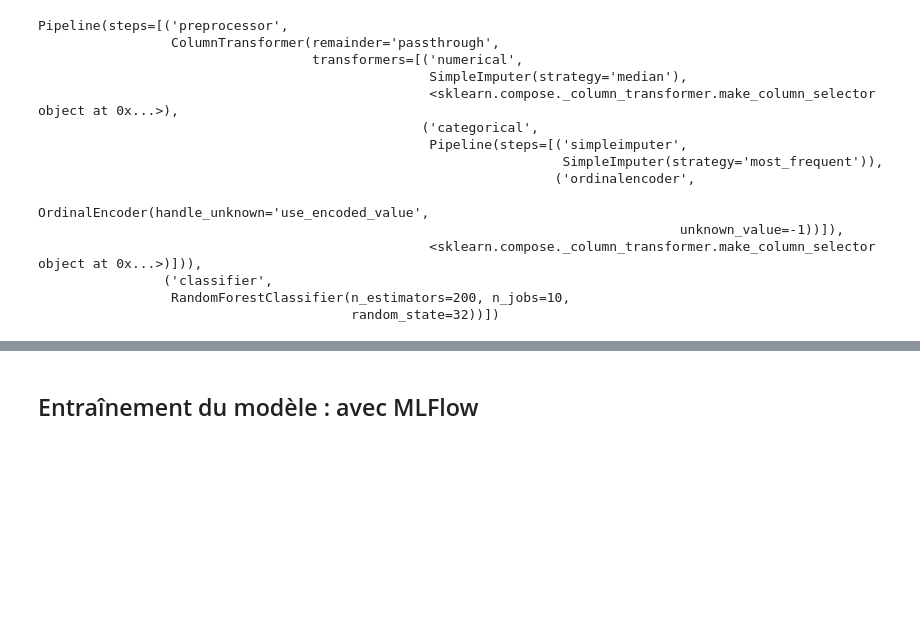
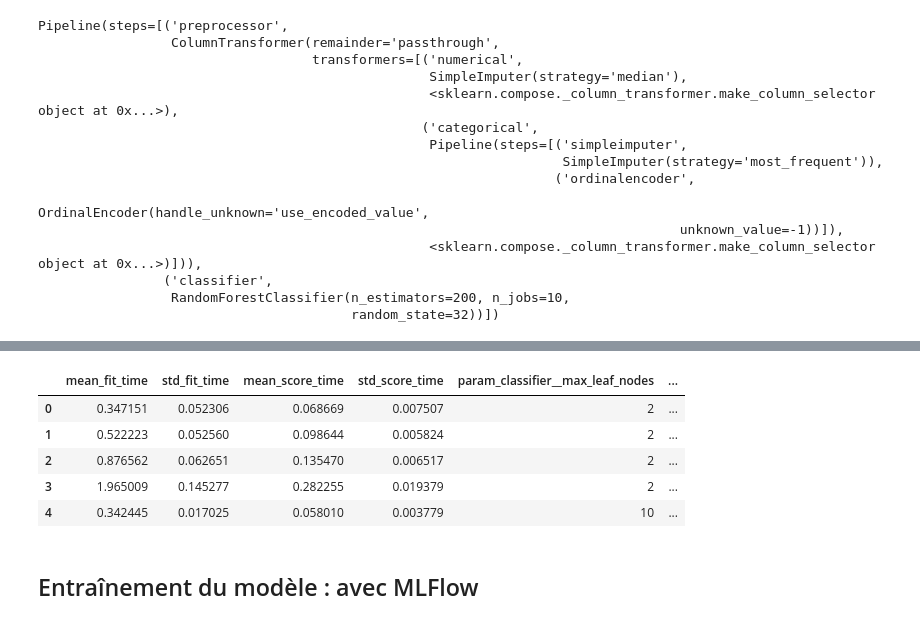
Before and after one commit to InseeFrLab/sspcloud-tutorials, a Jupyter notebook: mlops/tutorial_mlflow.ipynb, the cells around one changed output, grey strips where cells are left out. Cells and saved outputs as stored; diff of their text form; code cells hidden in the pictures; blank space fills up the shorter version.

```diff
--- a/mlops/tutorial_mlflow.ipynb
+++ b/mlops/tutorial_mlflow.ipynb
@@ -127,0 +108,11 @@ F1-score : 0.634927797833935
+# %%
+param_grid = {
+    "classifier__n_estimators": [50, 100, 200, 500],
+    "classifier__max_leaf_nodes": [2, 10, 50, 100]
+}
+
+
+pipe_gscv = GridSearchCV(pipe_rf, param_grid=param_grid, scoring="f1",
+                         cv=5, n_jobs=5, verbose=1)
+# %%
+pipe_gscv.fit(X_train, y_train)
@@ -127,0 +138,10 @@ F1-score : 0.634927797833935
+# %%
+gscv_results = pd.DataFrame(pipe_gscv.cv_results_)
+gscv_results.head()
+# %% [output]
+|  | mean_fit_time | std_fit_time | mean_score_time | std_score_time | param_classifier__max_leaf_nodes | ... |
+| 0 | 0.347151 | 0.052306 | 0.068669 | 0.007507 | 2 | ... |
+| 1 | 0.522223 | 0.052560 | 0.098644 | 0.005824 | 2 | ... |
+| 2 | 0.876562 | 0.062651 | 0.135470 | 0.006517 | 2 | ... |
+| 3 | 1.965009 | 0.145277 | 0.282255 | 0.019379 | 2 | ... |
+| 4 | 0.342445 | 0.017025 | 0.058010 | 0.003779 | 10 | ... |
```
Also changed, not shown: parts of 5 cells of this notebook, 1 other file.
